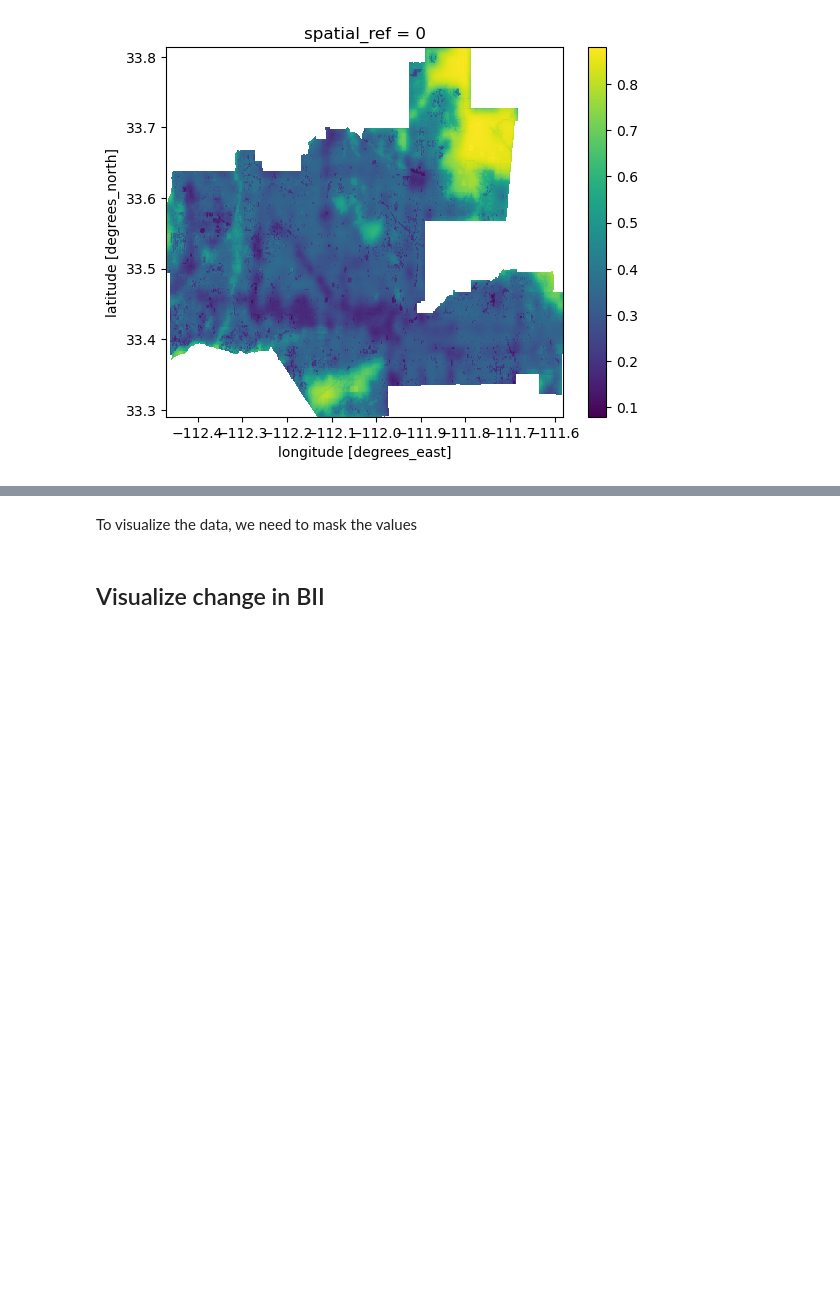
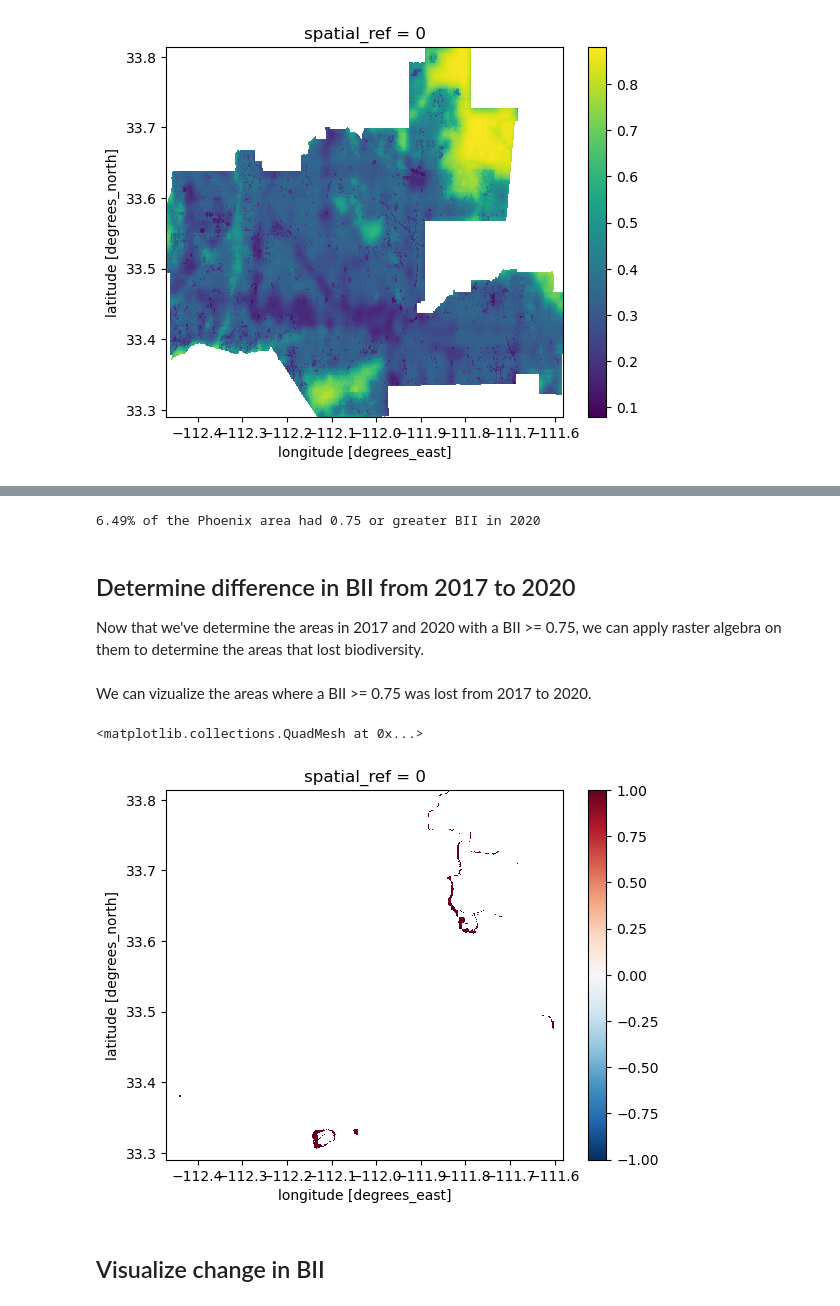
Before and after one commit to kylienewcomer/eds220-final-project, a Jupyter notebook: phoenix_biodiversity.ipynb, the cells around one changed output, grey strips where cells are left out. Drawn from its saved outputs; the diff is of its cells as text; code cells hidden in the pictures; blank space fills up the shorter version.

```diff
--- a/phoenix_biodiversity.ipynb
+++ b/phoenix_biodiversity.ipynb
@@ -455,2 +351,12 @@ print(f"{perc_bii_20_75:.2f}% of the Phoenix area had 0.75 or greater BII in 201
+# %%
+# Select for only where 2017 BII data is above 0.75
+bii_20_75 = clip_bii_20 >= 0.75
+
+# Calculate the percentage of area of Phoenix with a BII of at least 0.75 in  2020
+perc_bii_20_75 = (bii_20_75.sum() / clip_bii_20.count()) * 100
+print(f"{perc_bii_20_75:.2f}% of the Phoenix area had 0.75 or greater BII in 2020")
+# %% [output]
+6.49% of the Phoenix area had 0.75 or greater BII in 2020
 # %% [markdown]
-To visualize the data, we need to mask the values
+## Determine difference in BII from 2017 to 2020
+Now that we've determine the areas in 2017 and 2020 with a BII >= 0.75, we can apply raster algebra on them to determine the areas that lost biodiversity.
@@ -467,3 +372,10 @@ bii_diff_loss = bii_diff.where(bii_diff == -1)
+# %% [markdown]
+We can vizualize the areas where a BII >= 0.75 was lost from 2017 to 2020.
+# %%
+bii_diff.plot()
+# %% [output]
+<matplotlib.collections.QuadMesh at 0x...>
+[figure, added]
 # %% [markdown]
 ## Visualize change in BII
 # %%
```
Also changed, not shown: parts of 27 cells of this notebook.
